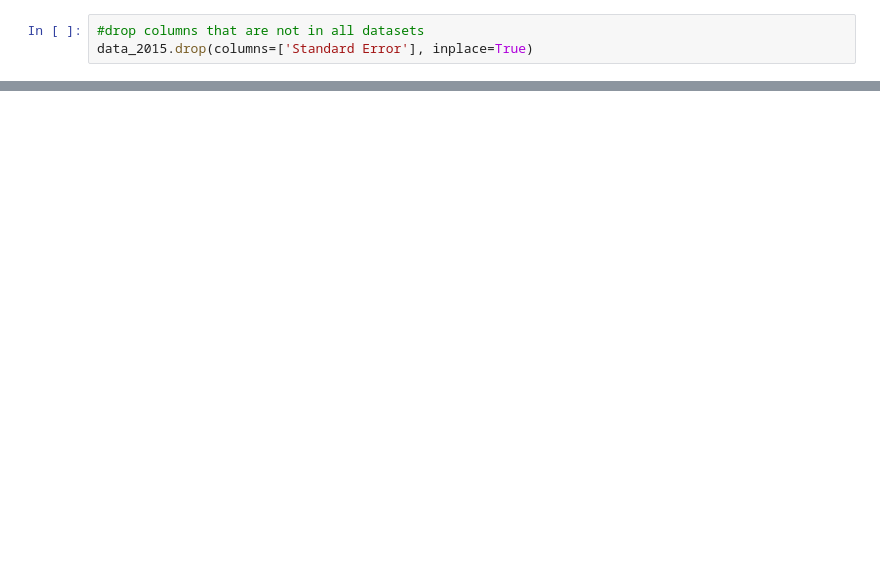
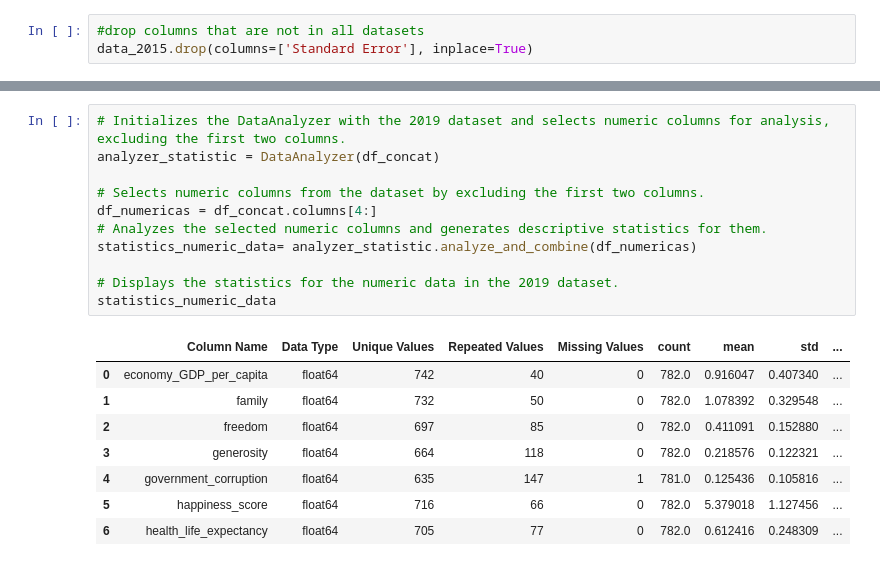
Before and after one commit to Juananalv205/Workshop-003-ETL, a Jupyter notebook: notebooks/000_EDA.ipynb, the cells around one changed output, grey strips where cells are left out. Drawn from its saved outputs; the diff is of its cells as text; blank space fills up the shorter version.

```diff
--- a/notebooks/000_EDA.ipynb
+++ b/notebooks/000_EDA.ipynb
@@ -692,0 +822,20 @@ columns_df
+# %%
+# Initializes the DataAnalyzer with the 2019 dataset and selects numeric columns for analysis, excluding the first two columns.
+analyzer_statistic = DataAnalyzer(df_concat)
+
+# Selects numeric columns from the dataset by excluding the first two columns.
+df_numericas = df_concat.columns[4:]
+# Analyzes the selected numeric columns and generates descriptive statistics for them.
+statistics_numeric_data= analyzer_statistic.analyze_and_combine(df_numericas)
+
+# Displays the statistics for the numeric data in the 2019 dataset.
+statistics_numeric_data
+# %% [output]
+|  | Column Name | Data Type | Unique Values | Repeated Values | Missing Values | count | mean | std | ... |
+| 0 | economy_GDP_per_capita | float64 | 742 | 40 | 0 | 782.0 | 0.916047 | 0.407340 | ... |
+| 1 | family | float64 | 732 | 50 | 0 | 782.0 | 1.078392 | 0.329548 | ... |
+| 2 | freedom | float64 | 697 | 85 | 0 | 782.0 | 0.411091 | 0.152880 | ... |
+| 3 | generosity | float64 | 664 | 118 | 0 | 782.0 | 0.218576 | 0.122321 | ... |
+| 4 | government_corruption | float64 | 635 | 147 | 1 | 781.0 | 0.125436 | 0.105816 | ... |
+| 5 | happiness_score | float64 | 716 | 66 | 0 | 782.0 | 5.379018 | 1.127456 | ... |
+| 6 | health_life_expectancy | float64 | 705 | 77 | 0 | 782.0 | 0.612416 | 0.248309 | ... |
```
Also changed, not shown: parts of 30 cells of this notebook.
